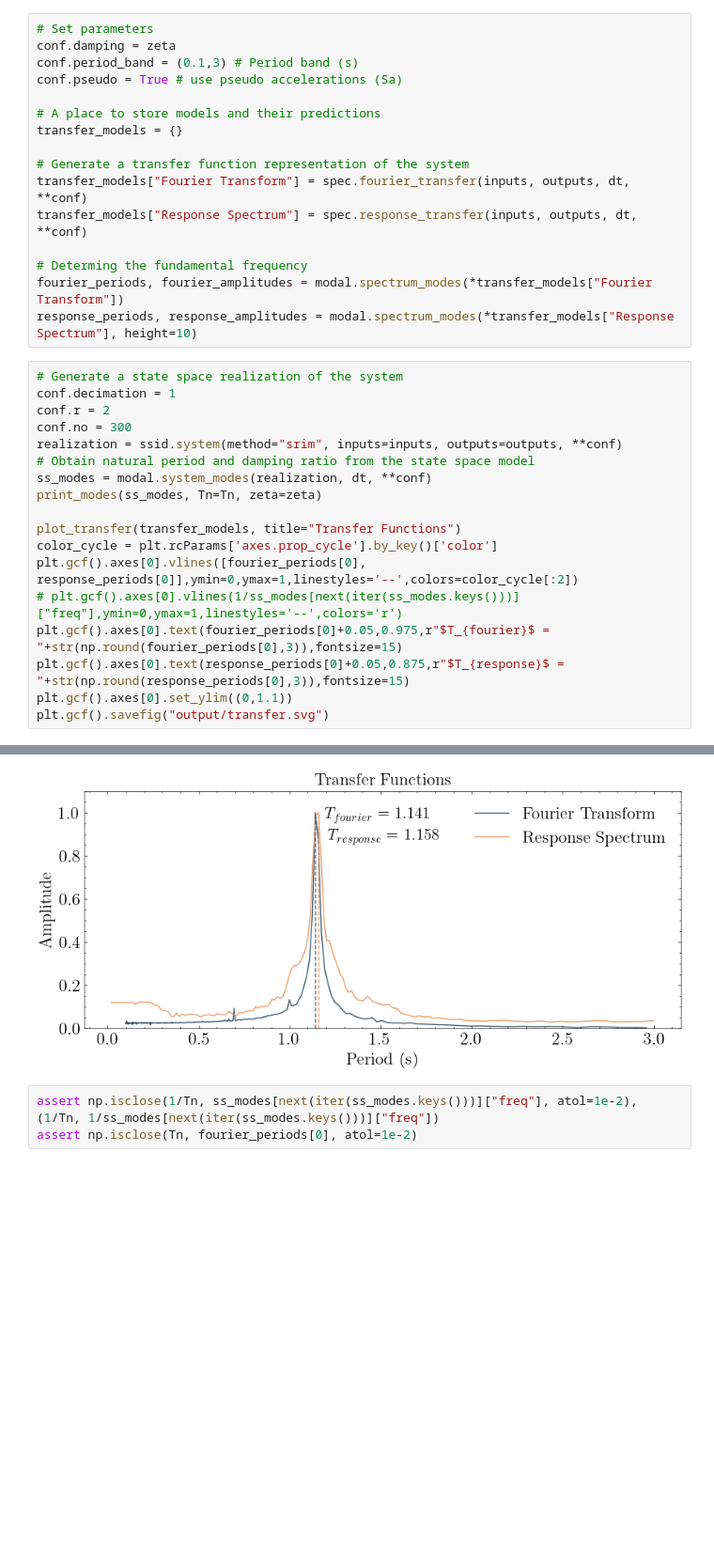
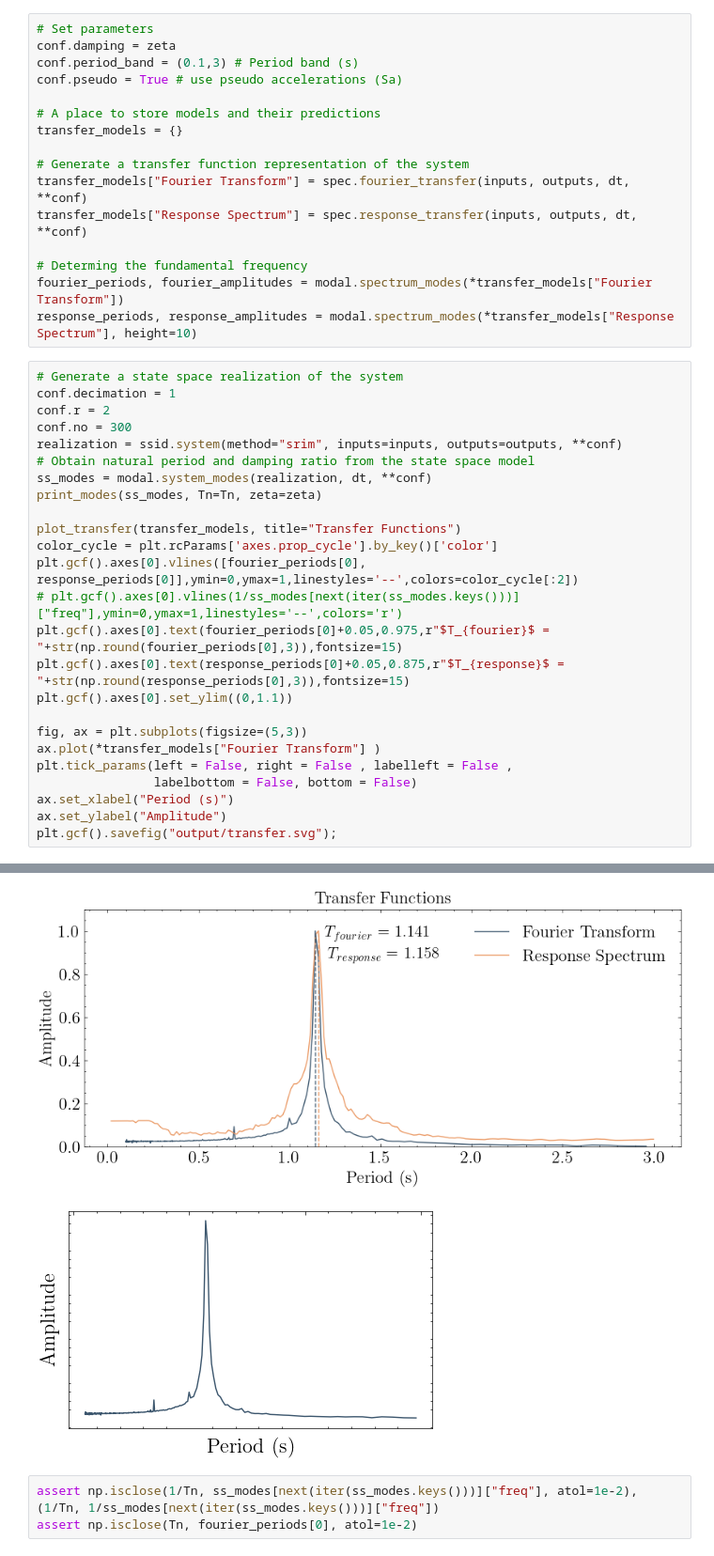
Before and after one commit to chrystalchern/mdof, a Jupyter notebook: notebooks/02_SISO_Event.ipynb, the cells around one changed output, grey strips where cells are left out. Shown at 94% size. Drawn from its saved outputs; the diff is of its cells as text; blank space fills up the shorter version.

```diff
--- a/notebooks/02_SISO_Event.ipynb
+++ b/notebooks/02_SISO_Event.ipynb
@@ -77,28 +77,36 @@ response_periods, response_amplitudes = modal.spectrum_modes(*transfer_models["R
 # %%
 # Generate a state space realization of the system
 conf.decimation = 1
 conf.r = 2
 conf.no = 300
 realization = ssid.system(method="srim", inputs=inputs, outputs=outputs, **conf)
 # Obtain natural period and damping ratio from the state space model
 ss_modes = modal.system_modes(realization, dt, **conf)
 print_modes(ss_modes, Tn=Tn, zeta=zeta)
 
 plot_transfer(transfer_models, title="Transfer Functions")
 color_cycle = plt.rcParams['axes.prop_cycle'].by_key()['color']
 plt.gcf().axes[0].vlines([fourier_periods[0], response_periods[0]],ymin=0,ymax=1,linestyles='--',colors=color_cycle[:2])
 # plt.gcf().axes[0].vlines(1/ss_modes[next(iter(ss_modes.keys()))]["freq"],ymin=0,ymax=1,linestyles='--',colors='r')
 plt.gcf().axes[0].text(fourier_periods[0]+0.05,0.975,r"$T_{fourier}$ = "+str(np.round(fourier_periods[0],3)),fontsize=15)
 plt.gcf().axes[0].text(response_periods[0]+0.05,0.875,r"$T_{response}$ = "+str(np.round(response_periods[0],3)),fontsize=15)
 plt.gcf().axes[0].set_ylim((0,1.1))
-plt.gcf().savefig("output/transfer.svg")
+
+fig, ax = plt.subplots(figsize=(5,3))
+ax.plot(*transfer_models["Fourier Transform"] )
+plt.tick_params(left = False, right = False , labelleft = False ,
+                labelbottom = False, bottom = False)
+ax.set_xlabel("Period (s)")
+ax.set_ylabel("Amplitude")
+plt.gcf().savefig("output/transfer.svg");
 # %% [output]
 Spectral quantities:
        T(s)        ζ        EMACO        MPC     EMACO*MPC          T % error    ζ % error
       1.148      0.00998    1.0        1.0        1.0          0.0999       -0.1995
 Mean Period(s): 1.1482934446028523
 Standard Dev(s): 0.0
 [figure]
+[figure, added]
 # %%
 assert np.isclose(1/Tn, ss_modes[next(iter(ss_modes.keys()))]["freq"], atol=1e-2), (1/Tn, 1/ss_modes[next(iter(ss_modes.keys()))]["freq"])
 assert np.isclose(Tn, fourier_periods[0], atol=1e-2)
```
Also changed, not shown: parts of 1 cell of this notebook, 3 other files.
